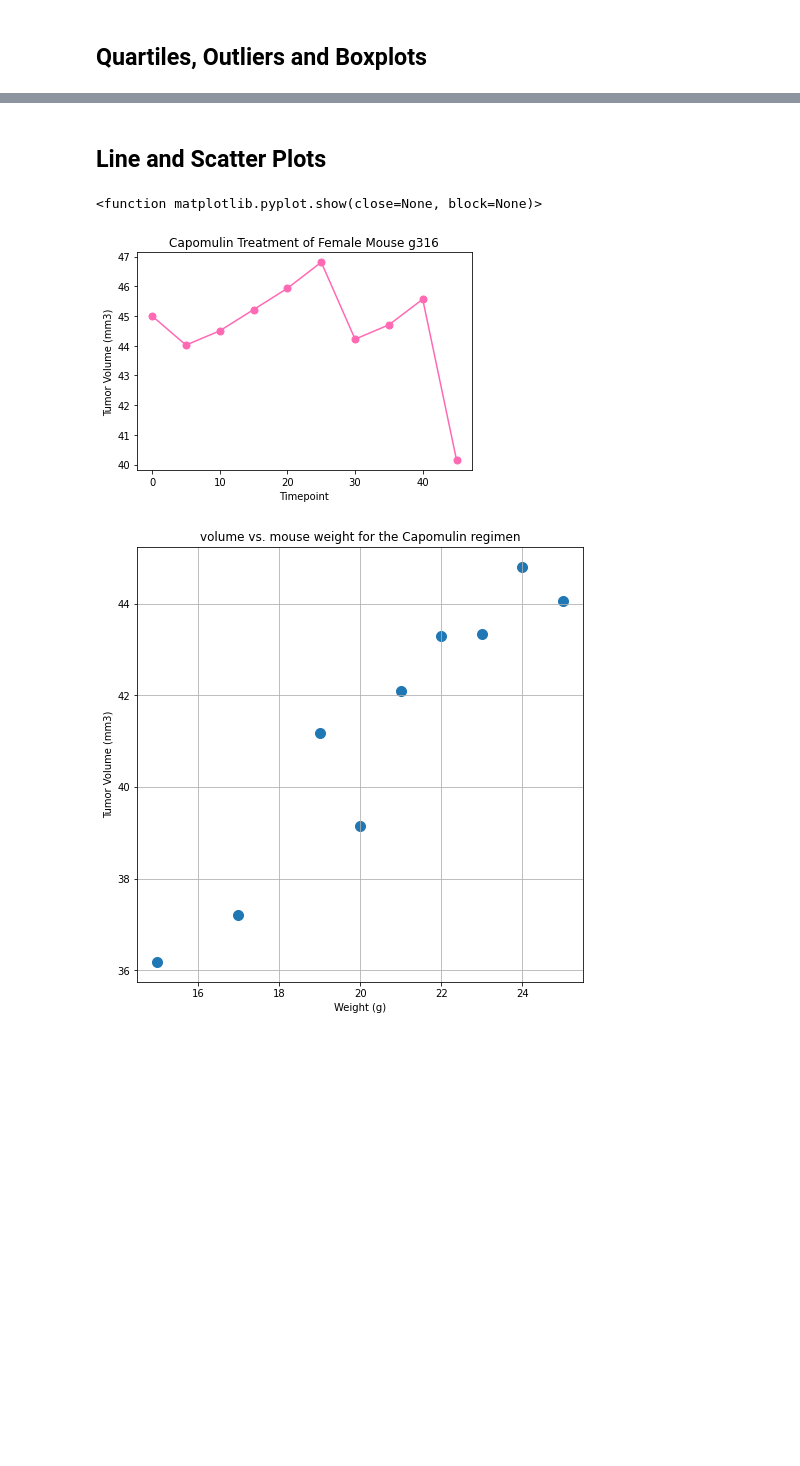
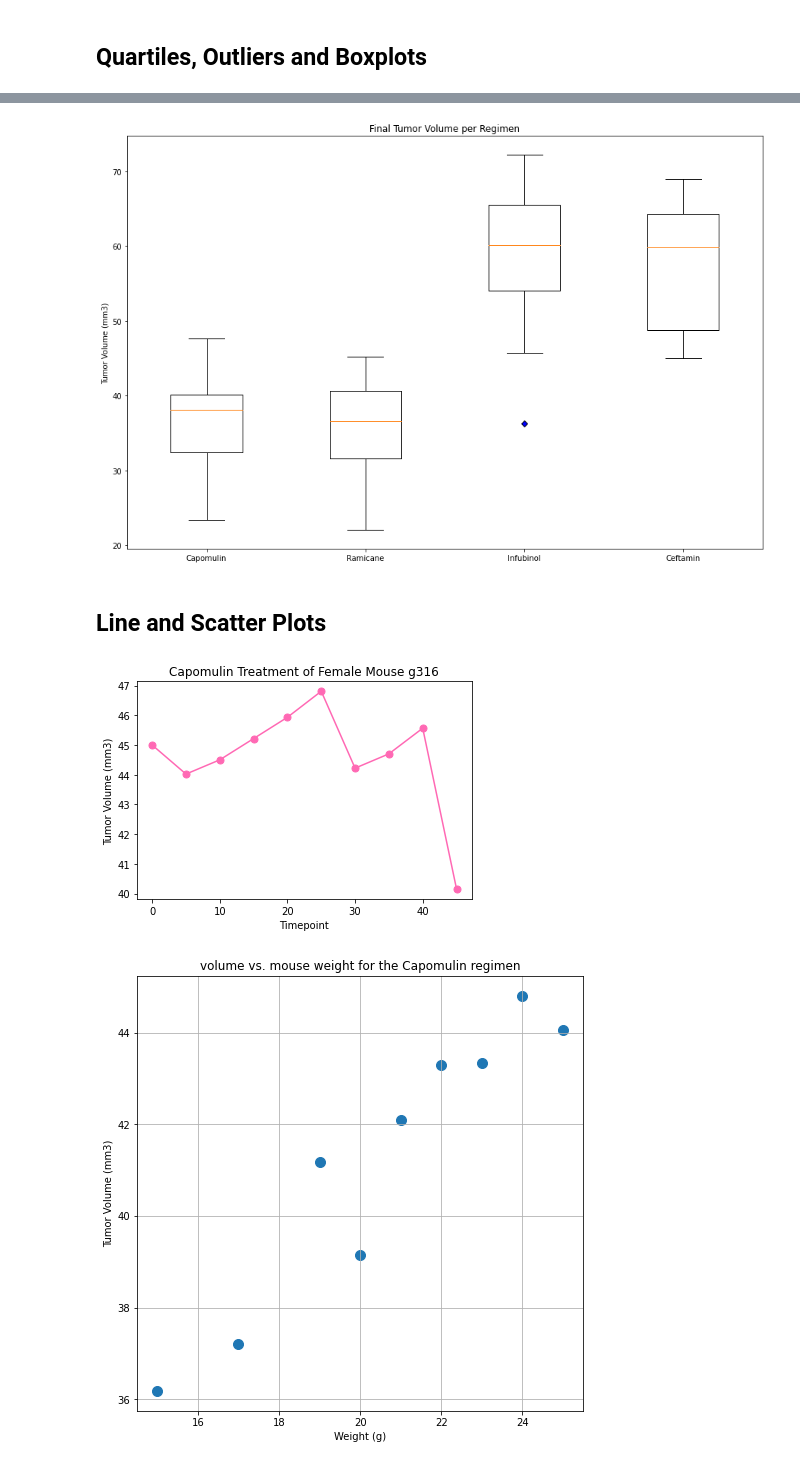
Before and after one commit to malejandrasalgado/Matplotib-challenge, a Jupyter notebook: Pymaceuticals/pymaceuticals_starter.ipynb, the cells around one changed output, grey strips where cells are left out. Saved outputs shown, nothing was run; the diff lists cells and outputs as text; code cells hidden in the pictures; blank space fills up the shorter version.

```diff
--- a/Pymaceuticals/pymaceuticals_starter.ipynb
+++ b/Pymaceuticals/pymaceuticals_starter.ipynb
@@ -226,17 +242,29 @@ last_timepoint
 # %%
 # Put treatments into a list for for loop (and later for plot labels)
-
+list_treatment=["Capomulin", "Ramicane", "Infubinol","Ceftamin"]
 
 # Create empty list to fill with tumor vol data (for plotting)
-
+tumor_volume=[]
 
 # Calculate the IQR and quantitatively determine if there are any potential outliers.
+    #Locate the rows which contain mice on each drug and get the tumor volumes
 
+for treatment in list_treatment:
+    tumor_volumen_by_treatment=final_tumor_volume['Tumor Volume (mm3)'].loc[final_tumor_volume['Drug Regimen']==treatment]
 
-    # Locate the rows which contain mice on each drug and get the tumor volumes
+# add subset
+    tumor_volume.append(tumor_volumen_by_treatment)
 
+# Determine outliers using upper and lower bounds
 
-    # add subset
+    quartiles =tumor_volumen_by_treatment.quantile([.25,.5,.75])
+    lowerq = quartiles[0.25]
+    upperq = quartiles[0.75]
+    iqr = upperq-lowerq
 
+    print(f' for {treatment},Interquartile Range (IQR) is {iqr}')
 
-    # Determine outliers using upper and lower bounds
+    lower_bound = lowerq - (1.5*iqr)
+    upper_bound = upperq + (1.5*iqr)
+    print(f' for {treatment},values below {lower_bound} could be outliers')
+    print(f' for {treatment},values above {upper_bound} could be outliers')
@@ -243,9 +284,17 @@ last_timepoint
 # %%
 # Generate a box plot of the final tumor volume of each mouse across four regimens of interest
+fig, ax = plt.subplots (figsize=(15,10))
+blue_diamond = dict(markerfacecolor='b', marker='D')
+ax.set_title('Final Tumor Volume per Regimen')
+# ax.set_xticklabels(list_treatment)
+ax.set_ylabel('Tumor Volume (mm3)')
+ax.boxplot(tumor_volume,labels=list_treatment,flierprops=blue_diamond )
+plt.show()
+# %% [output]
+[figure, added]
 # %% [markdown]
 ## Line and Scatter Plots
 # %%
-# Generate a line plot of tumor volume vs. time point for a mouse treated with Capomulin
 # Generate a line plot of tumor volume vs. time point for a mouse treated with Capomulin
 mouse_results_capomulin = mice_data.loc[mice_data["Mouse ID"]=="g316",:]
 mouse_results_capomulin
@@ -257,8 +306,8 @@ plt.title('Capomulin Treatment of Female Mouse g316')
 plt.plot(x_axis, y_axis,color="hotpink",markersize=7,marker='o')
 plt.xlabel('Timepoint')
 plt.ylabel('Tumor Volume (mm3)')
-plt.show
+plt.show(block=False)
+plt.show()
 # %% [output]
-<function matplotlib.pyplot.show(close=None, block=None)>
 [figure]
 # %%
```
Also changed, not shown: parts of 12 cells of this notebook, 1 other file.
